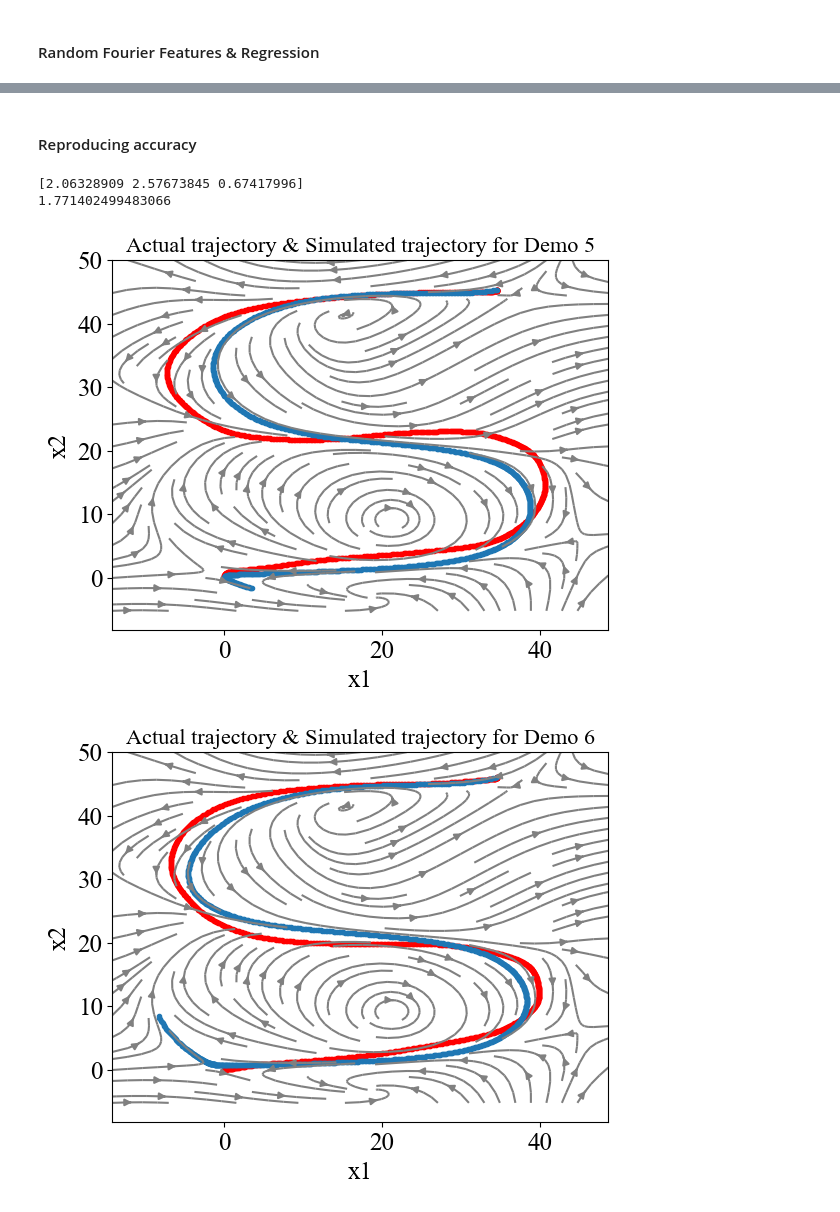
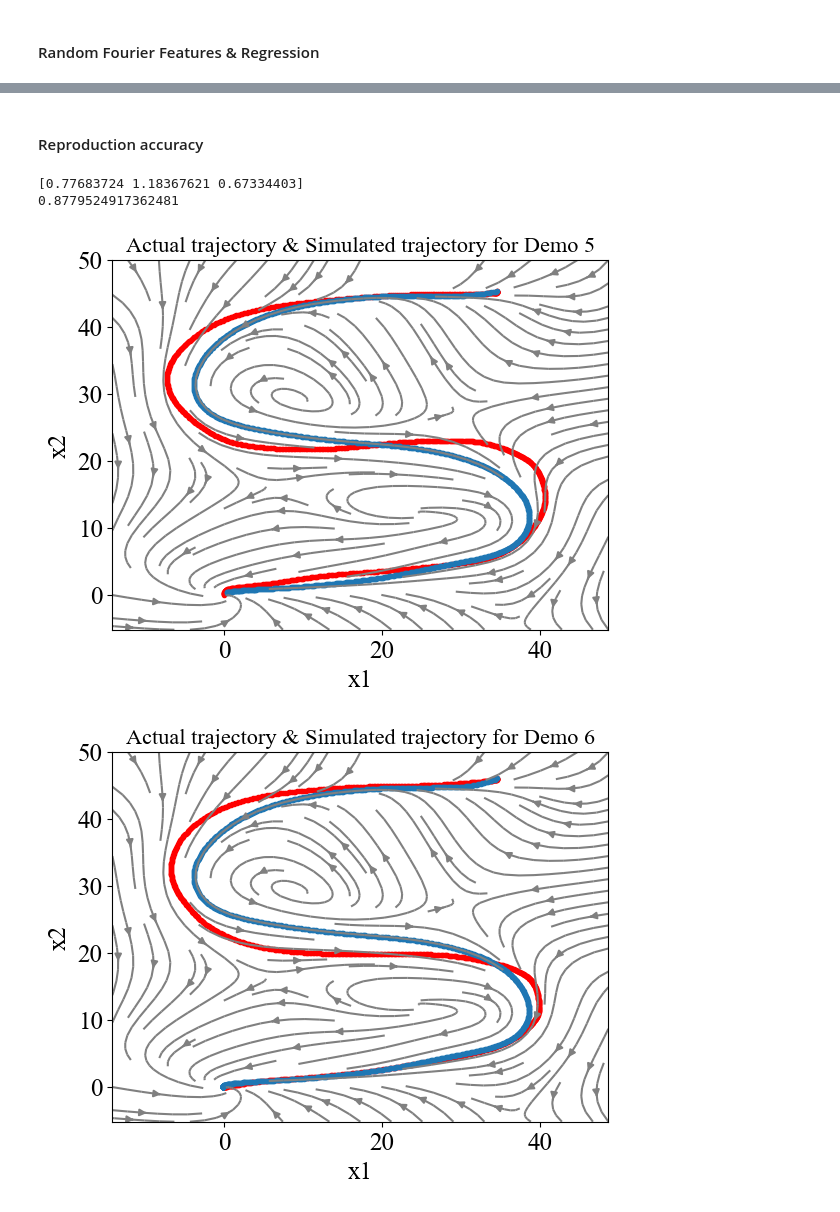
Before and after one commit to helenatp/tpk4960, a Jupyter notebook: src/lasa/lasa_gaussian_separable.ipynb, the cells around one changed output, grey strips where cells are left out. Saved outputs shown, nothing was run; the diff lists cells and outputs as text; code cells hidden in the pictures.

Commit message:
sshape for rff parameters

```diff
--- a/src/lasa/lasa_gaussian_separable.ipynb
+++ b/src/lasa/lasa_gaussian_separable.ipynb
@@ -222,0 +236,4 @@ mu = 0.0
+# %%
+def learnt_model(t, x):
+    func = capital_psi(x, w, b, num_of_samples, dim_of_function) @ alpha_rff
+    return func
@@ -222,0 +275,28 @@ mu = 0.0
+# %%
+trajectory_error = np.zeros(num_of_test_datasets)
+
+for i in range(num_of_test_datasets):
+    demo_pos = num_of_train_datasets + i
+    actual_trajectory = dataset['demos'][0, demo_pos][0, 0][0]
+    actual_time = dataset['demos'][0, demo_pos][0, 0][1]
+    timespan = np.array([actual_time[:, 0], actual_time[:, -1]])
+    initial_condition = actual_trajectory[:, 0]
+    simulated_trajectory = solve_ivp(learnt_model, timespan, initial_condition, t_eval = actual_time[0]).y
+    error = np.mean(np.linalg.norm(actual_trajectory - simulated_trajectory, ord=2, axis=0) / actual_time[:, -1])
+    trajectory_error[i] = error
+    demo_number = demo_pos+1
+    fig_learntmodel = plt.figure(i+num_of_train_datasets)
+    plt.title('Actual trajectory & Simulated trajectory for Demo ' + str(demo_number), fontsize=16)
+    plt.plot(actual_trajectory[0, :], actual_trajectory[1, :], '.', linewidth=0.1, color = 'r')
+    plt.plot(simulated_trajectory[0, :], simulated_trajectory[1, :], '.', linewidth=0.1)
+    plt.streamplot(X1, X2, u_learnt, v_learnt, density = 1.1, color ='gray')
+    plt.xlabel('x1', fontsize=18)
+    plt.ylabel('x2', fontsize=18)
+    plt.tick_params(axis='x', labelsize=18)
+    plt.tick_params(axis='y', labelsize=18)
+    fig_learntmodel.show()
+    plt.savefig(r"lasa_figures/"+name_of_dataset+"_lasa_gauss_without_constraints_accuracy_demo"+str(demo_number)+".eps", format ="eps", transparent = True)
+
+print(trajectory_error)
+trajectory_mean_error = np.mean(trajectory_error)
+print(np.mean(trajectory_error))
@@ -231 +315,5 @@ alpha_rff = alpha_approx(x_train, y_train, w, b, dim_of_function, num_of_samples
+# %%
+def learnt_model_with_constraint(t, x):
+    func = capital_psi(x, w, b, num_of_samples, dim_of_function) @ alpha_rff_with_constraint
+    return func
 # %%
@@ -240,7 +327,6 @@ v_learnt = np.zeros(X1.shape)
 # for loop to get the velocity at each point witht the learnt model
 for (i,j), value in np.ndenumerate(X1):
     # get velocities at each point with the learnt model
-    #Y_prime = learnt_model_with_constraint(t, np.array([value, X2[i, j]]))
-    Y_prime = learnt_model(t, np.array([value, X2[i, j]]))
+    Y_prime = learnt_model_with_constraint(t, np.array([value, X2[i, j]]))
     u_learnt[i,j] = Y_prime[0]
     v_learnt[i,j] = Y_prime[1]
@@ -263,35 +348,35 @@ fig_learntmodel.show()
 # %% [markdown]
-#### Reproducing accuracy
+#### Reproduction accuracy
 # %%
 trajectory_error = np.zeros(num_of_test_datasets)
 
 for i in range(num_of_test_datasets):
     demo_pos = num_of_train_datasets + i
     actual_trajectory = dataset['demos'][0, demo_pos][0, 0][0]
     actual_time = dataset['demos'][0, demo_pos][0, 0][1]
     timespan = np.array([actual_time[:, 0], actual_time[:, -1]])
     initial_condition = actual_trajectory[:, 0]
-    simulated_trajectory = solve_ivp(learnt_model, timespan, initial_condition, t_eval = actual_time[0]).y
+    simulated_trajectory = solve_ivp(learnt_model_with_constraint, timespan, initial_condition, t_eval = actual_time[0]).y
     error = np.mean(np.linalg.norm(actual_trajectory - simulated_trajectory, ord=2, axis=0) / actual_time[:, -1])
     trajectory_error[i] = error
     demo_number = demo_pos+1
     fig_learntmodel = plt.figure(i+num_of_train_datasets)
     plt.title('Actual trajectory & Simulated trajectory for Demo ' + str(demo_number), fontsize=16)
     plt.plot(actual_trajectory[0, :], actual_trajectory[1, :], '.', linewidth=0.1, color = 'r')
     plt.plot(simulated_trajectory[0, :], simulated_trajectory[1, :], '.', linewidth=0.1)
     plt.streamplot(X1, X2, u_learnt, v_learnt, density = 1.1, color ='gray')
     plt.xlabel('x1', fontsize=18)
     plt.ylabel('x2', fontsize=18)
     plt.tick_params(axis='x', labelsize=18)
     plt.tick_params(axis='y', labelsize=18)
     fig_learntmodel.show()
-    #plt.savefig(r"lasa_figures/Angle_lasa_gauss_without_constraints_accuracy_demo"+str(demo_number)+".eps", format ="eps", transparent = True)
+    plt.savefig(r"lasa_figures/"+name_of_dataset+"_lasa_gauss_with_constraints_accuracy_demo"+str(demo_number)+".eps", format ="eps", transparent = True)
 
 print(trajectory_error)
 trajectory_mean_error = np.mean(trajectory_error)
 print(np.mean(trajectory_error))
 # %% [output]
-[2.06328909 2.57673845 0.67417996]
-1.771402499483066
+[0.77683724 1.18367621 0.67334403]
+0.8779524917362481
-[figure, old version]
+[figure, new version]
-[figure, old version]
+[figure, new version]
```
Also changed, not shown: parts of 22 cells of this notebook, 10 other files.
